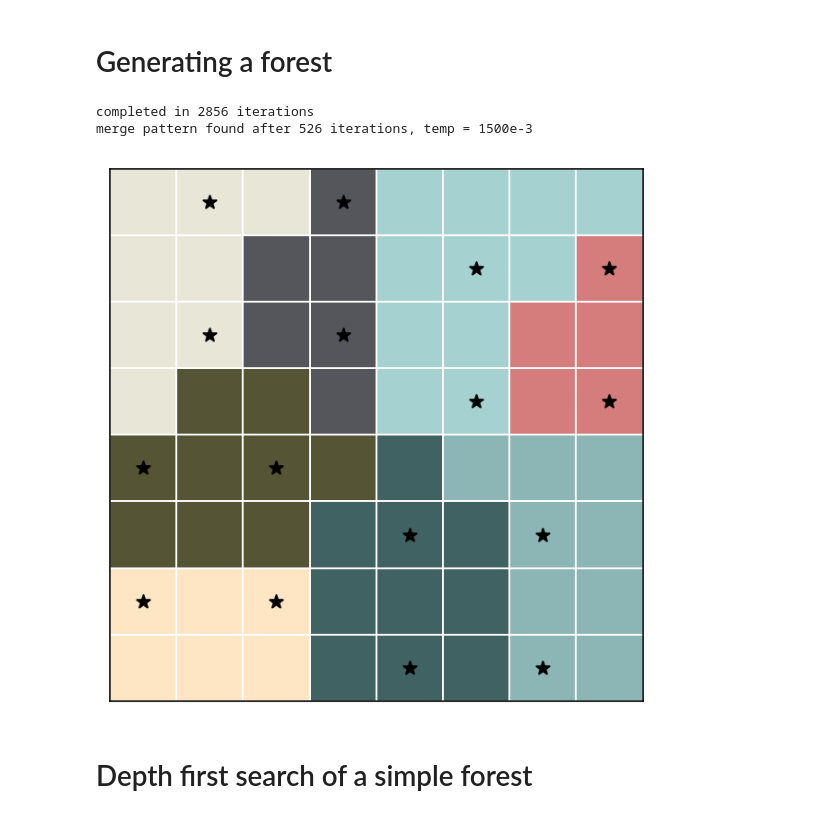
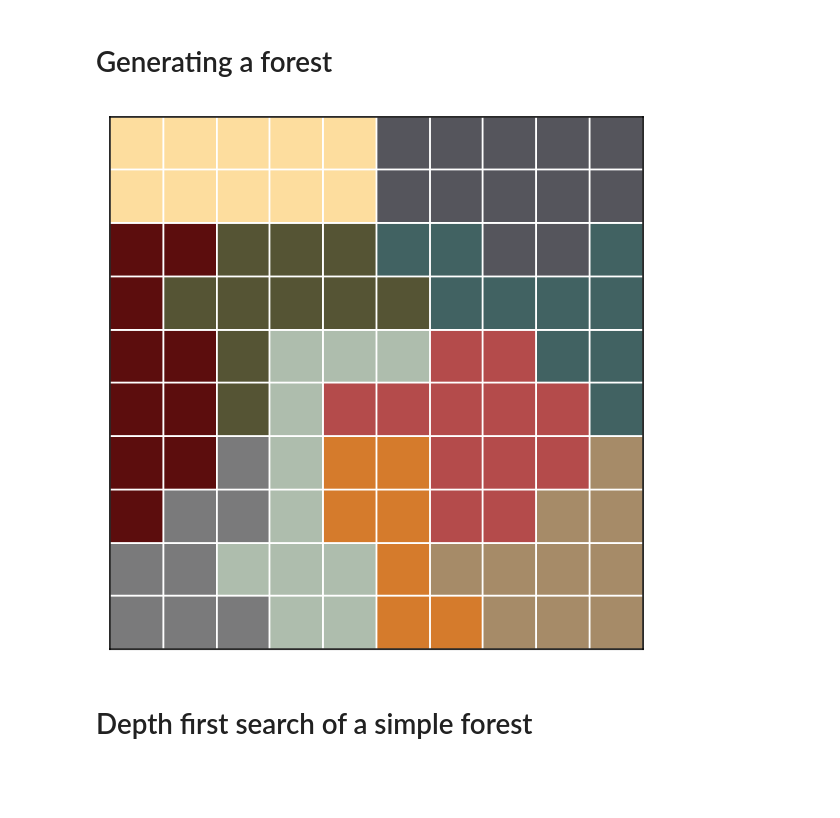
Before and after one commit to trevor-chan/n-trees, a Jupyter notebook: n-trees/generator.ipynb, the cells around one changed output. Saved outputs shown, nothing was run; the diff lists cells and outputs as text; code cells hidden in the pictures; blank space fills up the shorter version.

```diff
--- a/n-trees/generator.ipynb
+++ b/n-trees/generator.ipynb
@@ -11,14 +11,11 @@ from cmaps import *
 # %% [markdown]
 # Generating a forest
 # %%
-forest = fast_generator.generate_forest(8,2,temp=1.5, maxiter=1000000)
+forest = fast_generator.generate_forest(10,2,temp=1.5, maxiter=1000000)
-# %% [output]
-completed in 2856 iterations
-merge pattern found after 526 iterations, temp = 1500e-3
 # %%
-fast_generator.plot_forest(forest, solution=True, cmap=desert_cmap())
+fast_generator.plot_forest(forest, solution=False, cmap=desert_cmap())
 # %% [output]
-[figure, old version]
+[figure, new version]
 # %% [markdown]
 # Depth first search of a simple forest
 # %%
```
Also changed, not shown: 12 other files.
